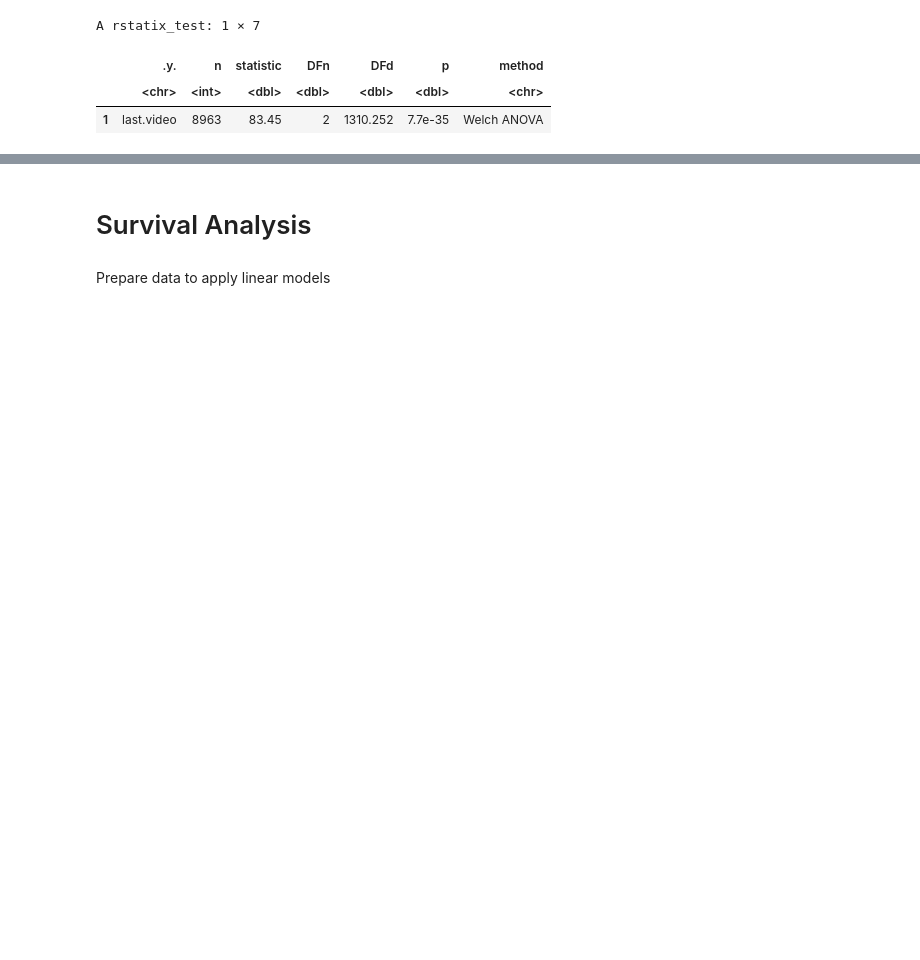
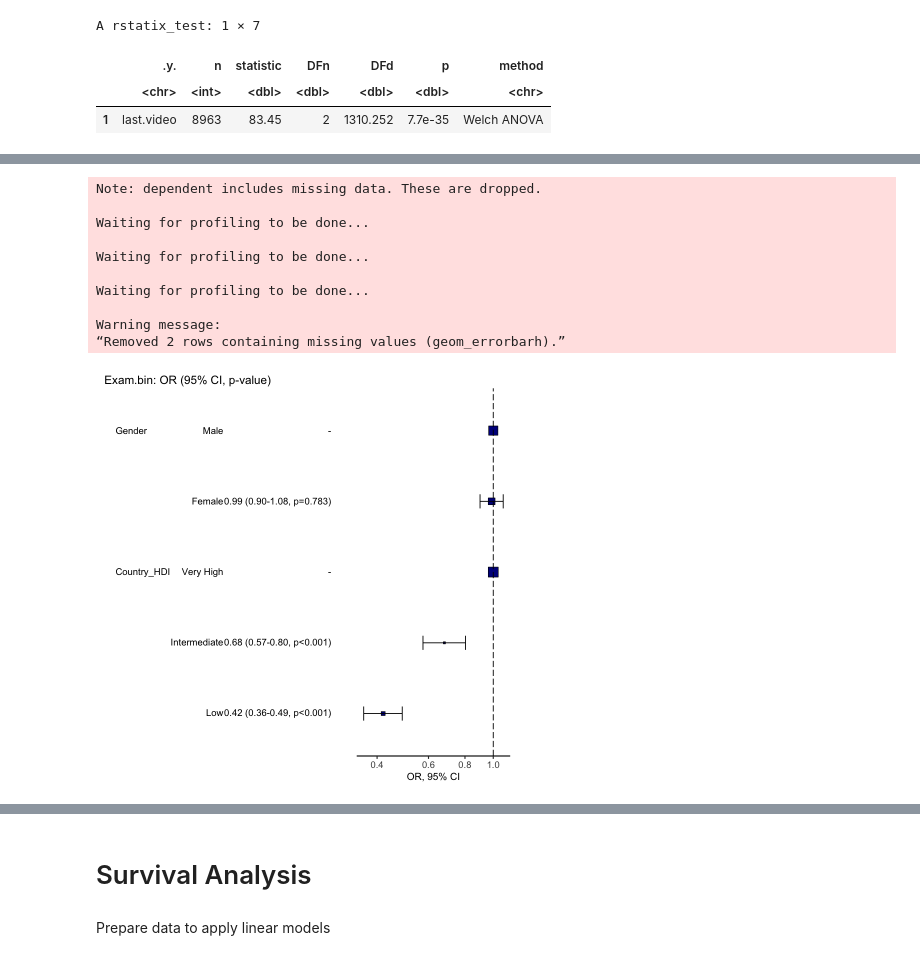
Before and after one commit to buu-nguyen/PIB3-InterStats, a Jupyter notebook: InterStats.ipynb, the cells around one changed output, grey strips where cells are left out. Drawn from its saved outputs; the diff is of its cells as text; code cells hidden in the pictures; blank space fills up the shorter version.

```diff
--- a/InterStats.ipynb
+++ b/InterStats.ipynb
@@ -244,0 +260,17 @@ ggboxplot(df.anova, x = "Country_HDI", y = "last.video") +
+# %%
+# OR plot
+df %>%
+  or_plot("Exam.bin", c("Gender","Country_HDI"), table_text_size=4, title_text_size=14,
+    plot_opts=list(xlab("OR, 95% CI"), theme(axis.title = element_text(size=12))))
+# %% [output]
+Note: dependent includes missing data. These are dropped.
+
+Waiting for profiling to be done...
+
+Waiting for profiling to be done...
+
+Waiting for profiling to be done...
+
+Warning message:
+“Removed 2 rows containing missing values (geom_errorbarh).”
+[figure, added]
```
Also changed, not shown: parts of 31 cells of this notebook, 10 other files.
